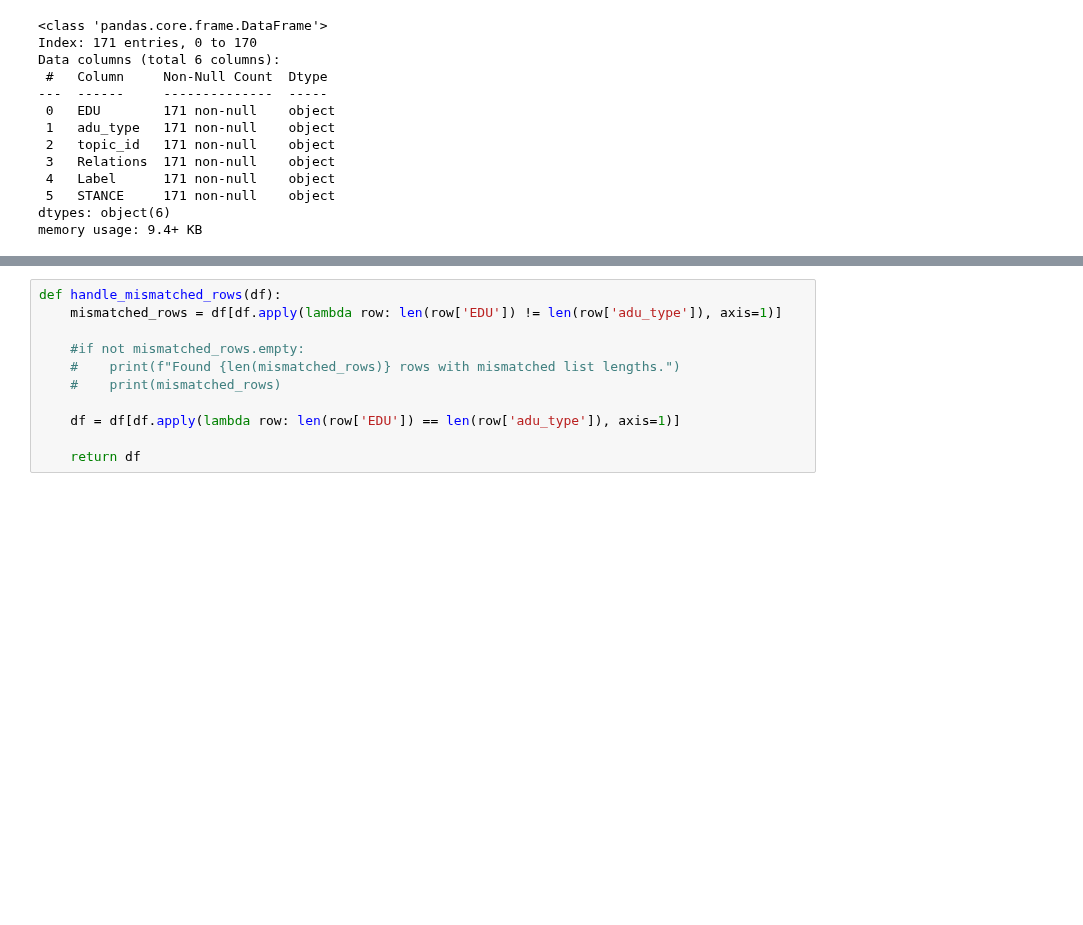
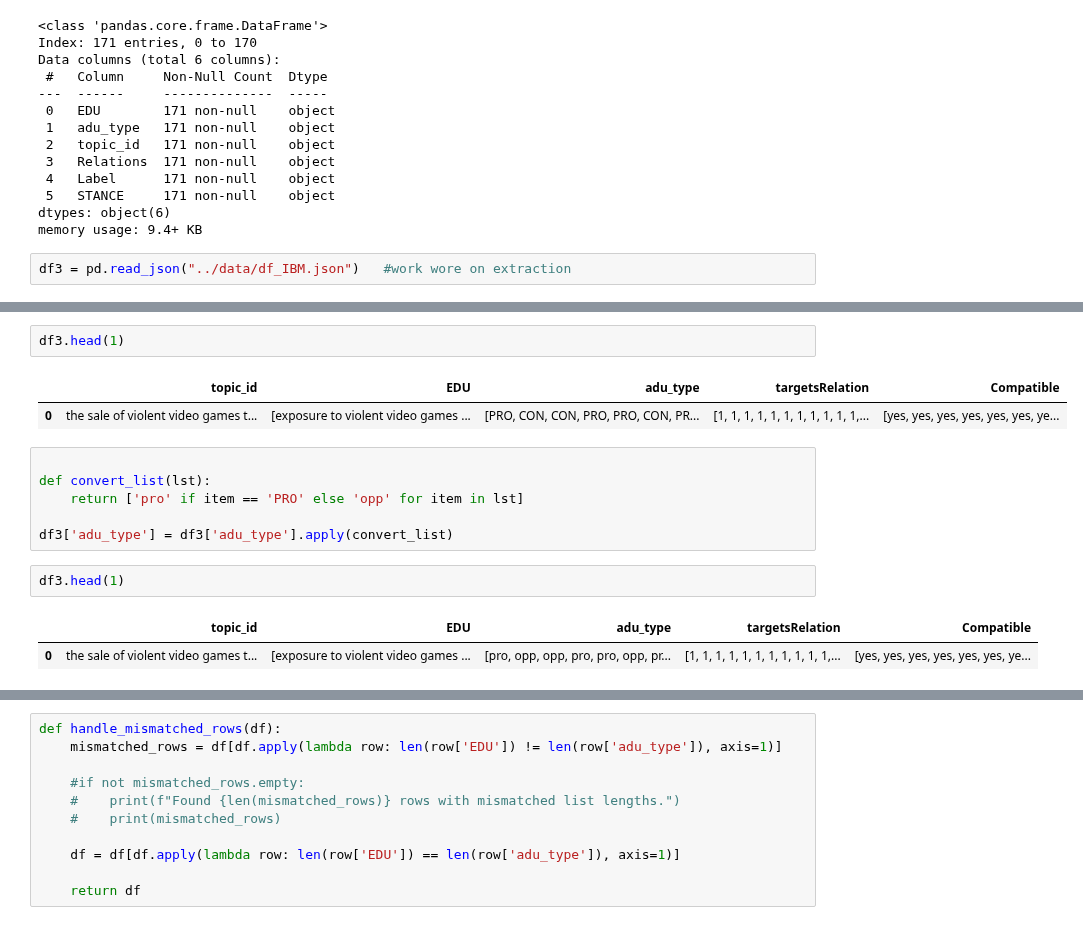
Before and after one commit to myeghaneh/ArguSentiment, a Jupyter notebook: src/Stance_Classfication.ipynb, the cells around one changed output, grey strips where cells are left out. Saved outputs shown, nothing was run; the diff lists cells and outputs as text; blank space fills up the shorter version.

```diff
--- a/src/Stance_Classfication.ipynb
+++ b/src/Stance_Classfication.ipynb
@@ -187,3 +174,5 @@ Data columns (total 6 columns):
  5   STANCE     171 non-null    object
 dtypes: object(6)
 memory usage: 9.4+ KB
+# %%
+df3 = pd.read_json("../data/df_IBM.json")   #work wore on extraction
@@ -190,3 +194,19 @@ memory usage: 9.4+ KB
+# %%
+df3.head(1)
+# %% [output]
+|  | topic_id | EDU | adu_type | targetsRelation | Compatible |
+| 0 | the sale of violent video games t... | [exposure to violent video games ... | [PRO, CON, CON, PRO, PRO, CON, PR... | [1, 1, 1, 1, 1, 1, 1, 1, 1, 1, 1,... | [yes, yes, yes, yes, yes, yes, ye... |
+# %%
+
+def convert_list(lst):
+    return ['pro' if item == 'PRO' else 'opp' for item in lst]
+
+df3['adu_type'] = df3['adu_type'].apply(convert_list)
+# %%
+df3.head(1)
+# %% [output]
+|  | topic_id | EDU | adu_type | targetsRelation | Compatible |
+| 0 | the sale of violent video games t... | [exposure to violent video games ... | [pro, opp, opp, pro, pro, opp, pr... | [1, 1, 1, 1, 1, 1, 1, 1, 1, 1, 1,... | [yes, yes, yes, yes, yes, yes, ye... |
 # %%
 def classify_pro_opp_RF(df):
     df_exp = df.explode(['EDU', 'adu_type'])
```
Also changed, not shown: parts of 36 cells of this notebook, 1 other file.
